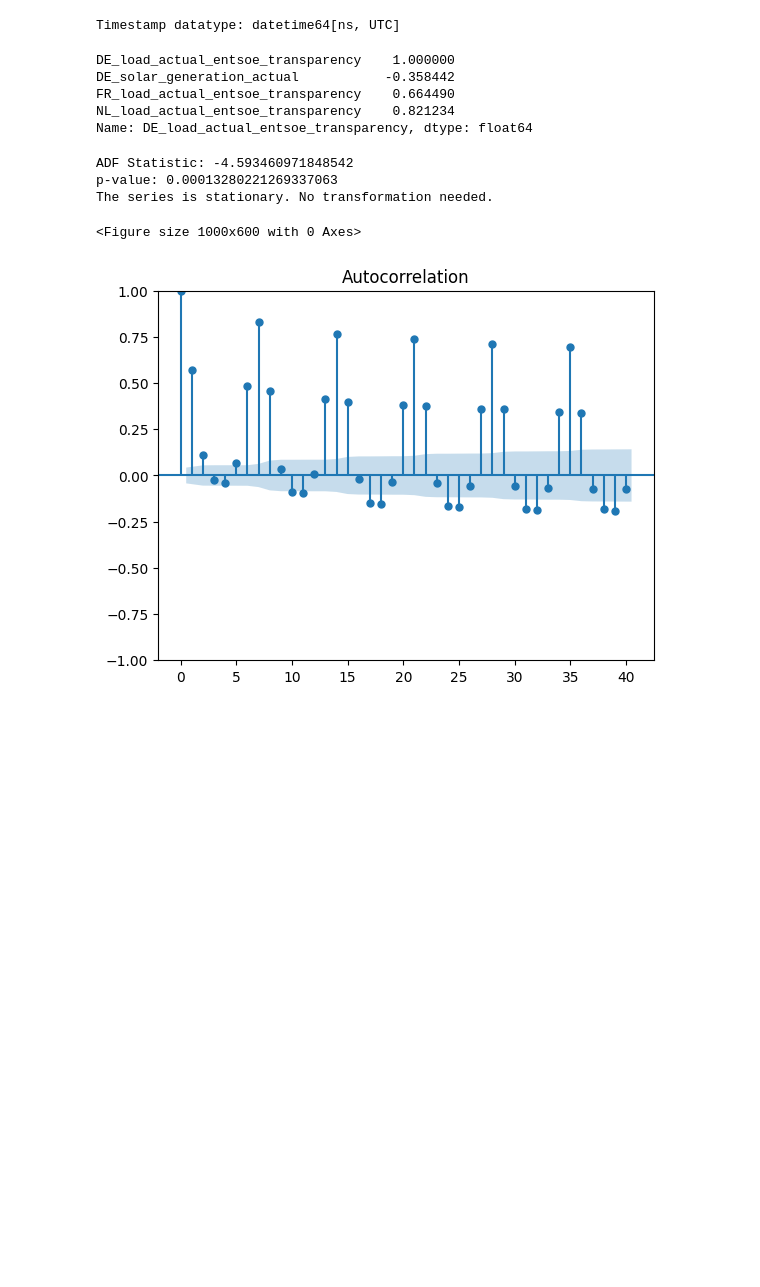
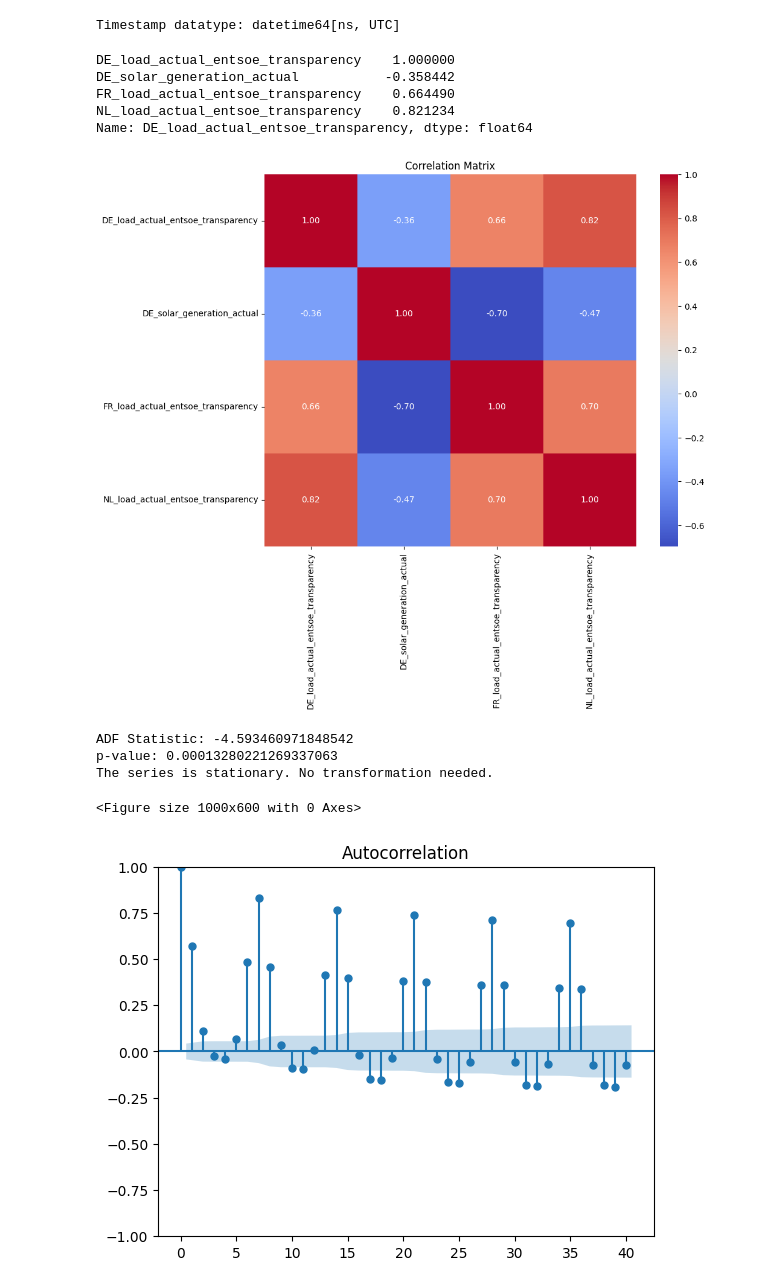
Before and after one commit to spectrox0/master-tfm, a Jupyter notebook: src/notebooks/sarimax_model/sarimax_model.ipynb, the cells around one changed output. Saved outputs shown, nothing was run; the diff lists cells and outputs as text; code cells hidden in the pictures; blank space fills up the shorter version.

```diff
--- a/src/notebooks/sarimax_model/sarimax_model.ipynb
+++ b/src/notebooks/sarimax_model/sarimax_model.ipynb
@@ -66,14 +62,17 @@ df = process_data(df, target_column, exogenous_variables)
 y = df[target_column]
 X = df[exogenous_variables]
 # %%
+from src.utils.plotting import plot_correlation_matrix
 correlation_matrix = df.corr()
 print(correlation_matrix[target_column])
+plot_correlation_matrix(correlation_matrix)
 # %% [output]
 DE_load_actual_entsoe_transparency    1.000000
 DE_solar_generation_actual           -0.358442
 FR_load_actual_entsoe_transparency    0.664490
 NL_load_actual_entsoe_transparency    0.821234
 Name: DE_load_actual_entsoe_transparency, dtype: float64
+[figure, added]
 # %%
 def check_stationarity(series: pd.Series):
     adf_result = adfuller(series)
```
Also changed, not shown: parts of 5 cells of this notebook, 1 other file.
